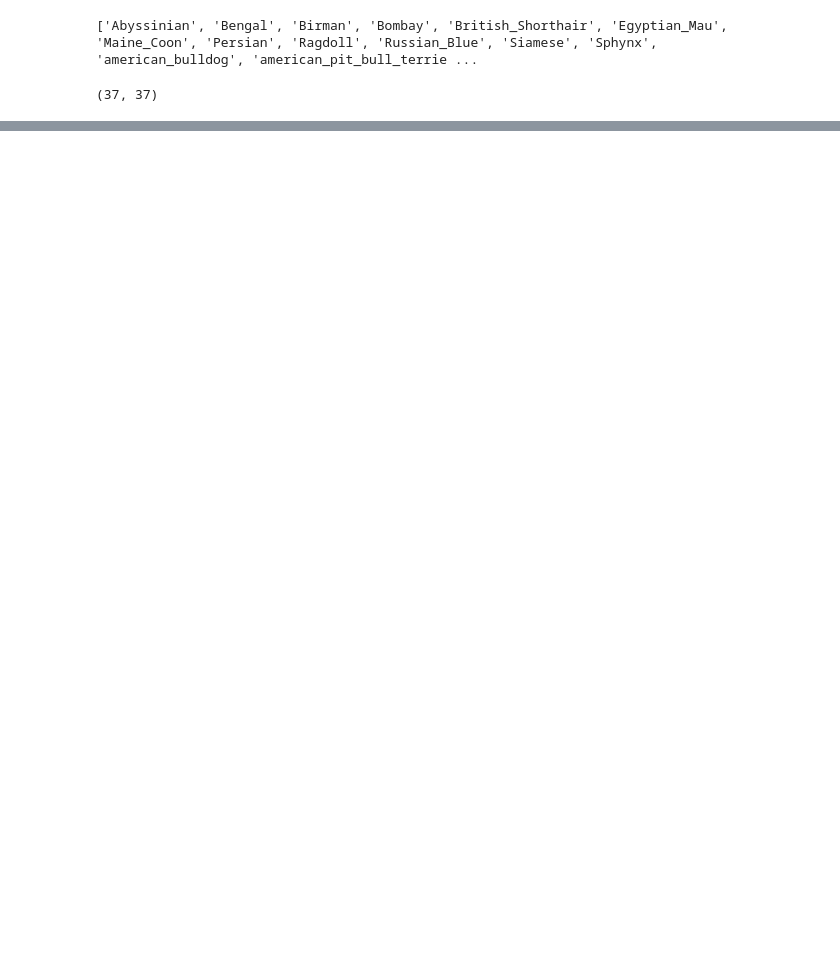
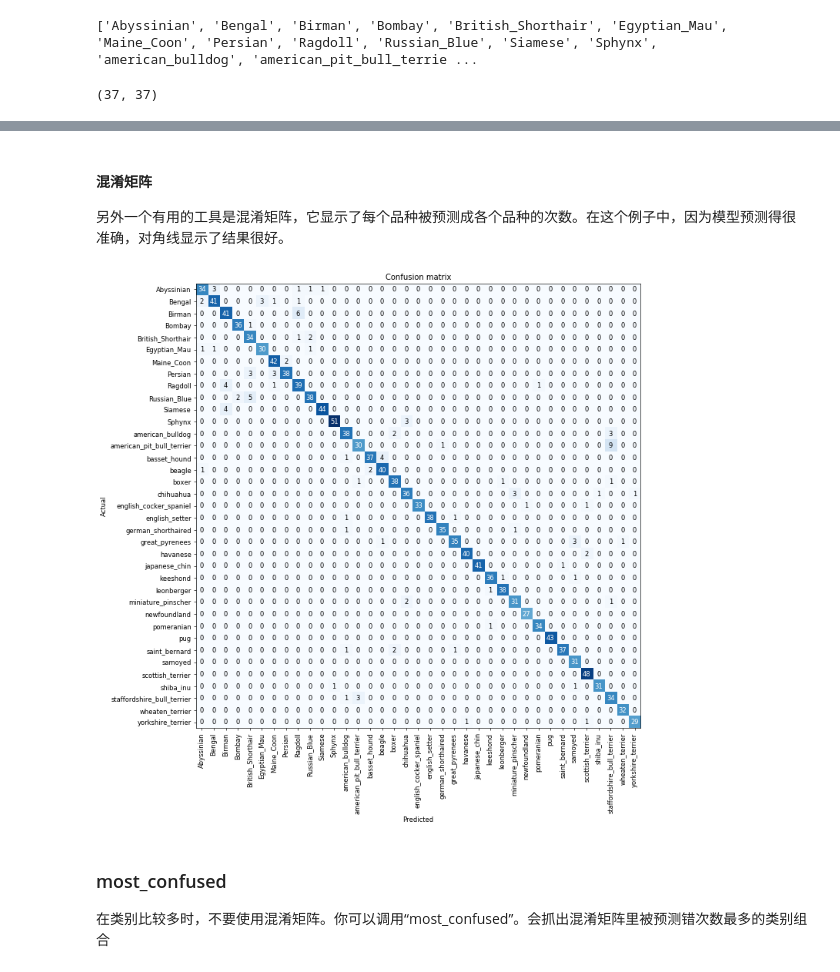
Before and after one commit to stemgene/fastai2019, a Jupyter notebook: Lesson1.ipynb, the cells around one changed output, grey strips where cells are left out. Saved outputs shown, nothing was run; the diff lists cells and outputs as text; code cells hidden in the pictures; blank space fills up the shorter version.

```diff
--- a/Lesson1.ipynb
+++ b/Lesson1.ipynb
@@ -100,0 +213,12 @@ len(data.classes), data.c
+# %% [markdown]
+#### 混淆矩阵
+
+另外一个有用的工具是混淆矩阵，它显示了每个品种被预测成各个品种的次数。在这个例子中，因为模型预测得很准确，对角线显示了结果很好。
+# %%
+interp.plot_confusion_matrix(figsize=(12,12), dpi=60)
+# %% [output]
+[figure, added]
+# %% [markdown]
+### most_confused
+
+在类别比较多时，不要使用混淆矩阵。你可以调用“most_confused”。会抓出混淆矩阵里被预测错次数最多的类别组合
```
Also changed, not shown: parts of 18 cells of this notebook.
